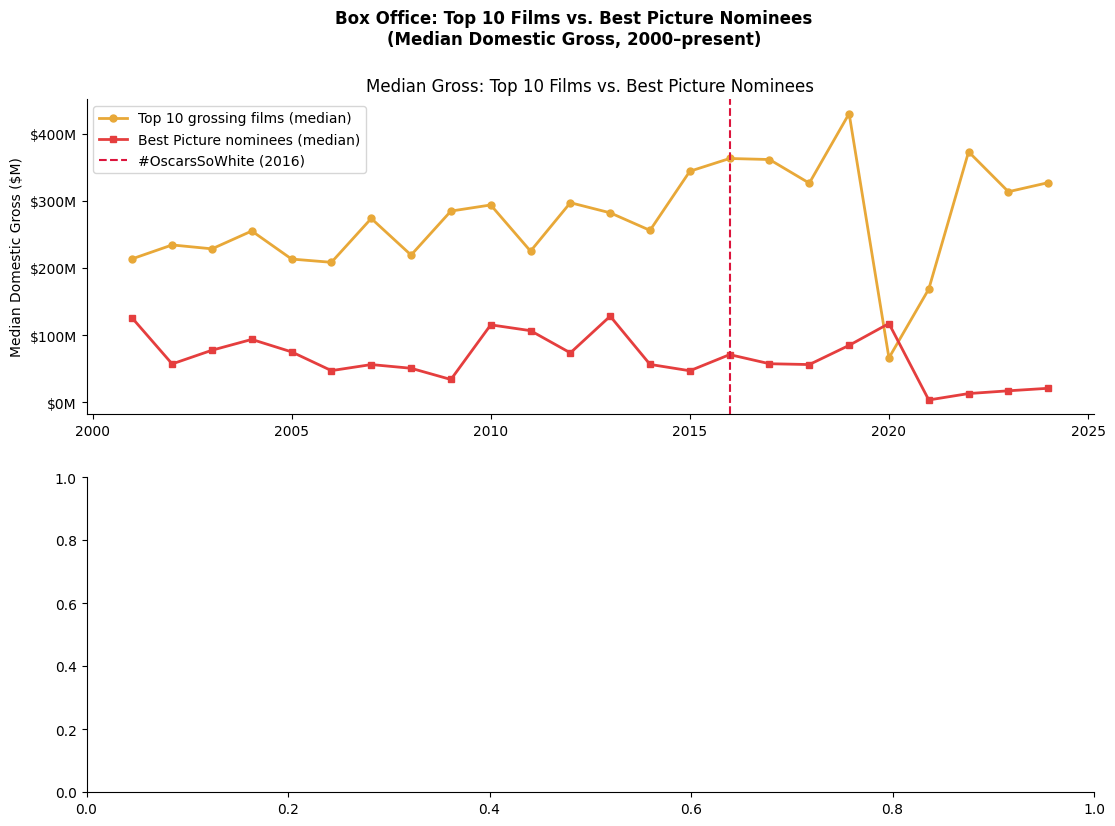
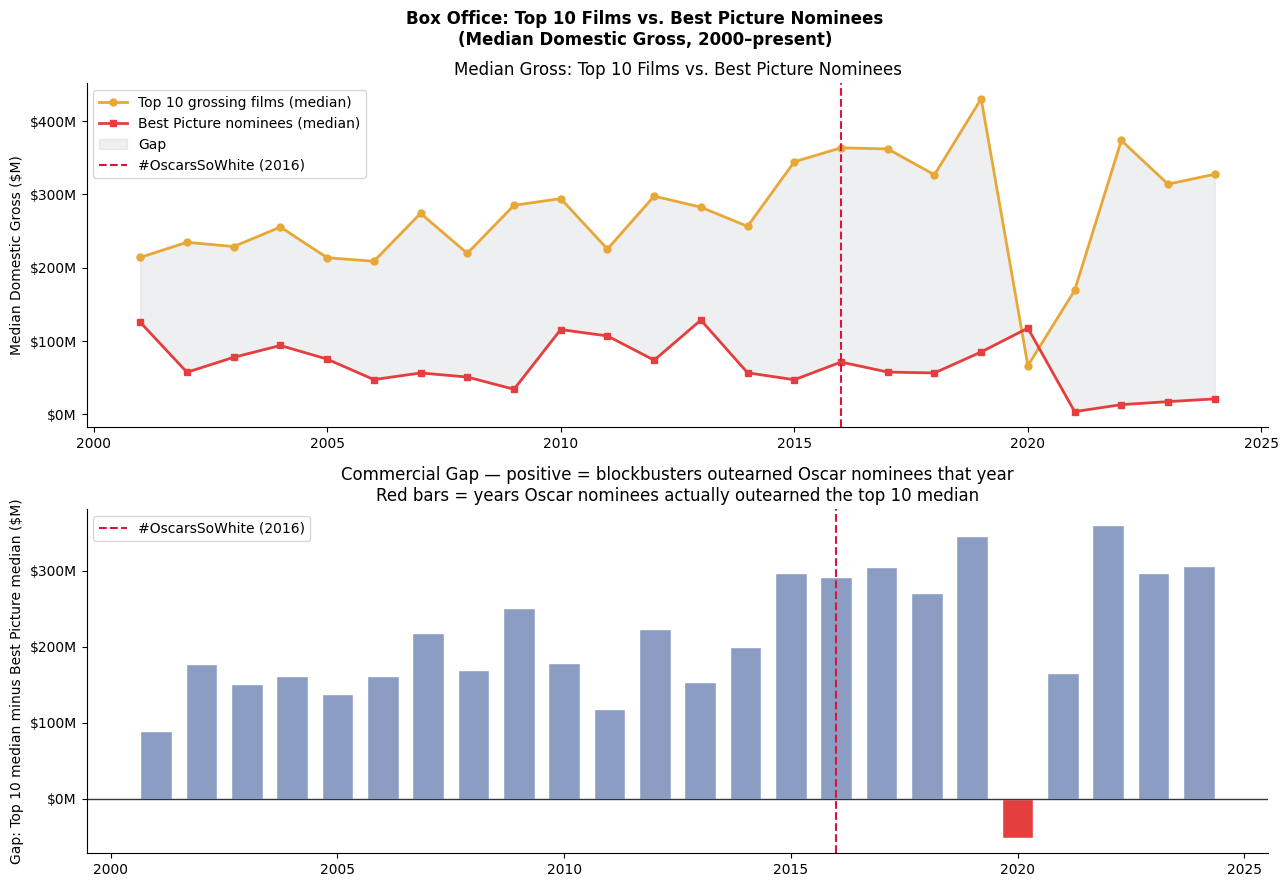
Unified diff of the notebook cell whose output changed from the first chart to the second:
--- before
+++ after
@@ -29,4 +29,5 @@
 compare = top10_by_year.merge(bp_by_year, on='Year', how='inner')
 compare = compare[compare['Year'] >= 2000].sort_values('Year')
+compare['gap'] = compare['median_top10'] - compare['median_bp']
 
 print('Year-by-year comparison (median domestic gross $M):')
@@ -44,4 +45,7 @@
 ax.plot(compare['Year'], compare['median_bp'],   color=C['poc'],  lw=2,
         marker='s', markersize=5, label='Best Picture nominees (median)')
+ax.fill_between(compare['Year'],
+                compare['median_bp'], compare['median_top10'],
+                alpha=0.08, color=C['dark'], label='Gap')
 ax.axvline(2016, color='crimson', ls='--', lw=1.5, label='#OscarsSoWhite (2016)')
 ax.yaxis.set_major_formatter(mticker.FuncFormatter(lambda x, _: f'${x:.0f}M'))

Commit: graphs!!!1